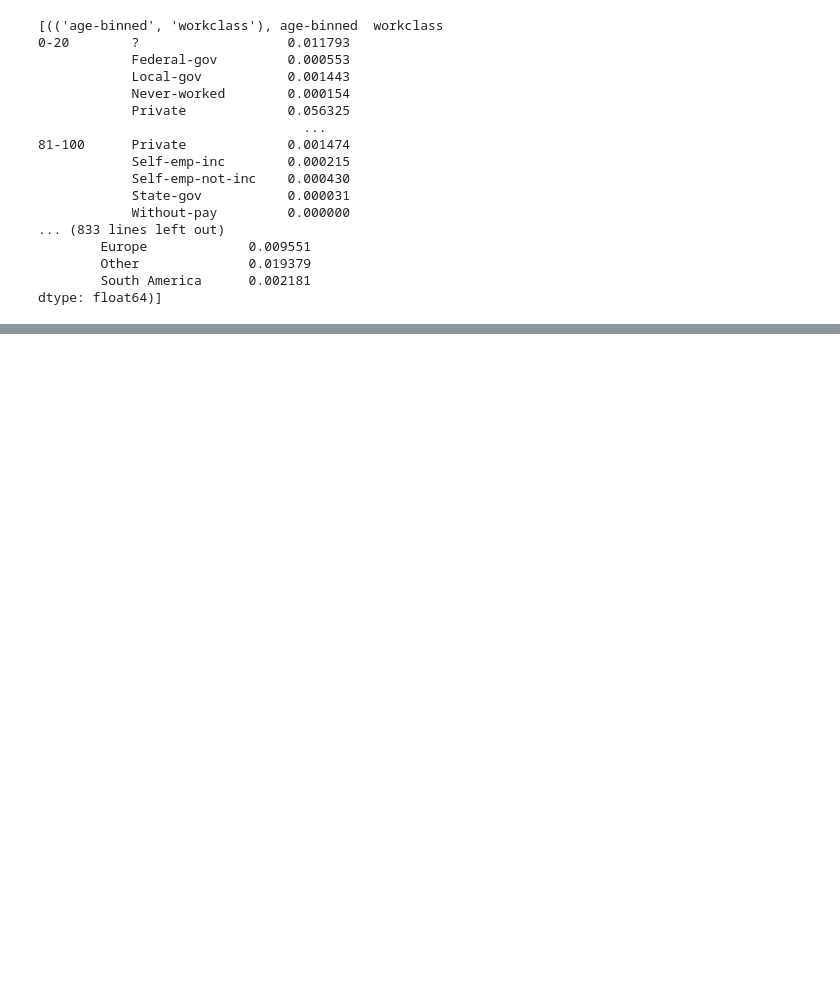
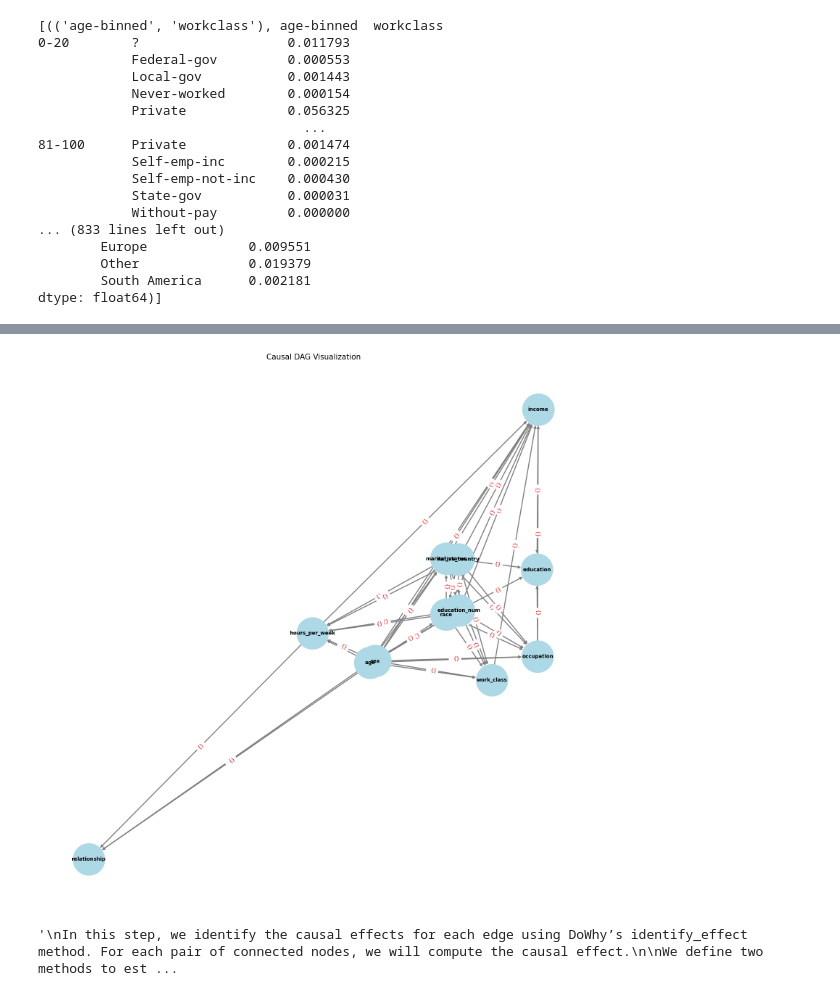
Before and after one commit to Strugoeden121/DataScience236006-Final, a Jupyter notebook: 236003_Final_Project_Code.ipynb, the cells around one changed output, grey strips where cells are left out. Cells and saved outputs as stored; diff of their text form; code cells hidden in the pictures; blank space fills up the shorter version.

```diff
--- a/236003_Final_Project_Code.ipynb
+++ b/236003_Final_Project_Code.ipynb
@@ -120,0 +256,41 @@ dtype: float64)]
+# %%
+import matplotlib.pyplot as plt
+import networkx as nx
+
+plt.figure(figsize=(15, 15))
+
+pos = nx.spring_layout(dag, k=0.5, iterations=100)  # k controls the distance between nodes
+
+nx.draw(dag, pos, with_labels=True,
+        node_size=4000,
+        node_color='lightblue',
+        font_size=10,
+        font_weight='bold',
+        edge_color='gray',
+        width=2)
+
+
+nx.draw_networkx_edge_labels(dag, pos, font_color='red')
+
+# Show the plot
+plt.title("Causal DAG Visualization", size=15)
+plt.show()
+# %% [output]
+[figure, added]
+# %%
+#Identifying Causal Effects Using Backdoor Criterion
+"""
+In this step, we identify the causal effects for each edge using DoWhy’s identify_effect method. For each pair of connected nodes, we will compute the causal effect.
+
+We define two methods to estimate the causal effects (weights):
+
+- Linear Regression (basic and interpretable).
+- Propensity Score Matching (adjusts for confounding by matching).
+
+Explanation of the Two Methods:
+Linear Regression: This method provides an interpretable and quick way to estimate causal effects. It works well when relationships between variables are linear or can be well-approximated by a linear model. It adjusts for confounders by including them in the regression.
+
+Propensity Score Matching (PSM): This method is used when we are concerned about confounding. PSM balances the treatment and control groups by matching units with similar propensity scores, ensuring that the observed confounders are balanced between groups. This method helps in reducing bias due to confounding.
+"""
+# %% [output]
+'\nIn this step, we identify the causal effects for each edge using DoWhy’s identify_effect method. For each pair of connected nodes, we will compute the causal effect.\n\nWe define two methods to est ...
```
Also changed, not shown: parts of 9 cells of this notebook.
